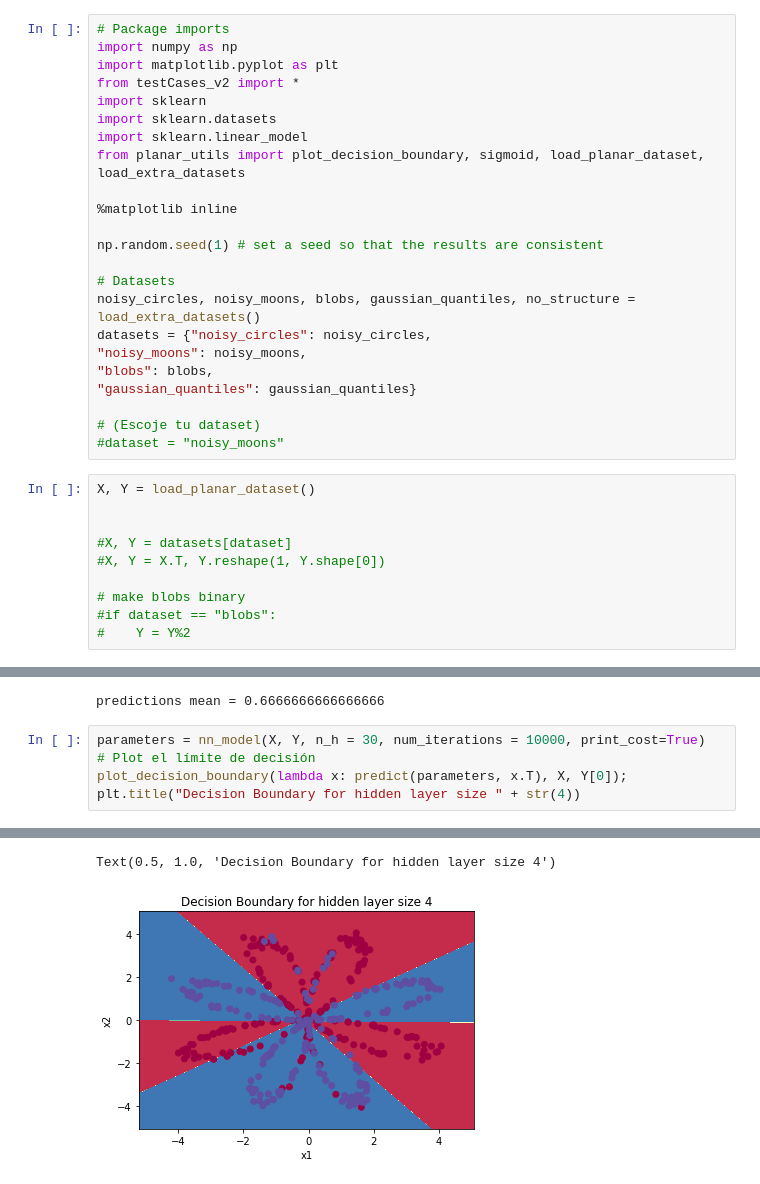
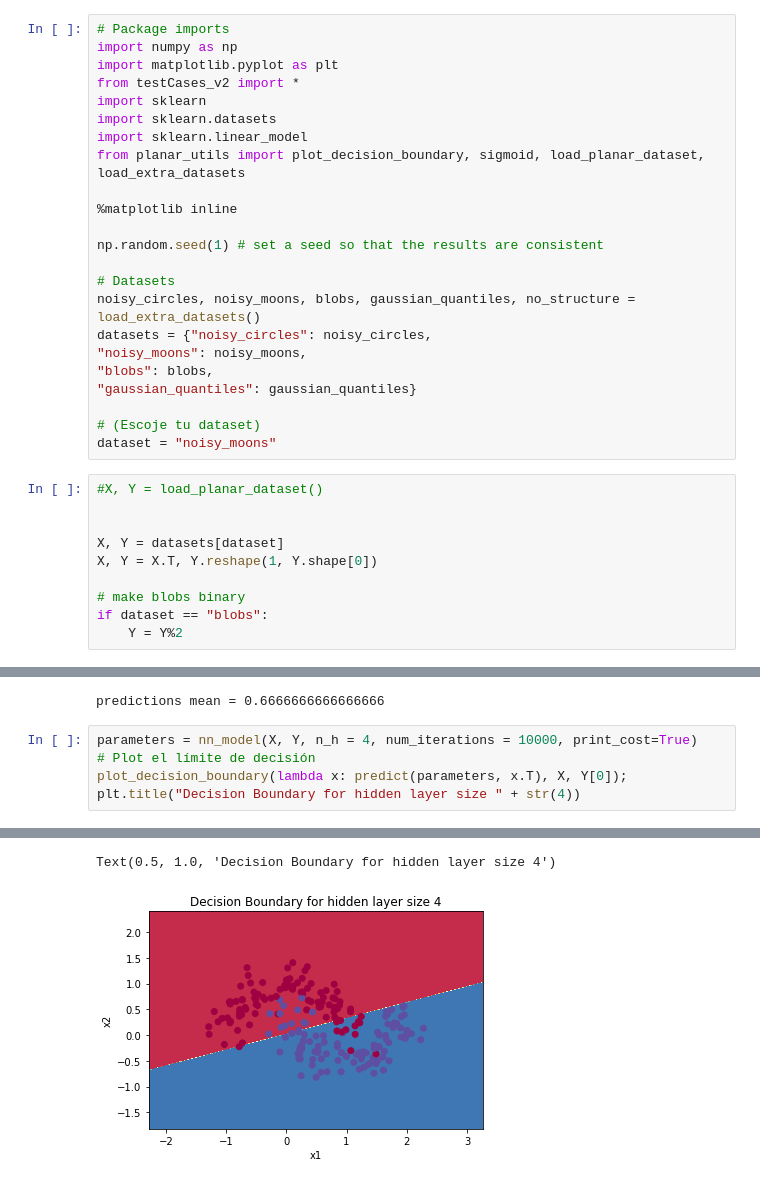
Before and after one commit to alanwile/NN-una-capa-oculta, a Jupyter notebook: flor.ipynb, the cells around one changed output, grey strips where cells are left out. Cells and saved outputs as stored; diff of their text form.

Commit message:
cambiando data noisy_moons

```diff
--- a/flor.ipynb
+++ b/flor.ipynb
@@ -20,15 +20,15 @@ datasets = {"noisy_circles": noisy_circles,
 "gaussian_quantiles": gaussian_quantiles}
 
 # (Escoje tu dataset)
-#dataset = "noisy_moons"
+dataset = "noisy_moons"
 # %%
-X, Y = load_planar_dataset()
+#X, Y = load_planar_dataset()
 
 
-#X, Y = datasets[dataset]
-#X, Y = X.T, Y.reshape(1, Y.shape[0])
+X, Y = datasets[dataset]
+X, Y = X.T, Y.reshape(1, Y.shape[0])
 
 # make blobs binary
-#if dataset == "blobs":
-#    Y = Y%2
+if dataset == "blobs":
+    Y = Y%2
 # %%
@@ -292,7 +292,7 @@ print("predictions mean = " + str(np.mean(predictions)))
 # %% [output]
 predictions mean = 0.6666666666666666
 # %%
-parameters = nn_model(X, Y, n_h = 30, num_iterations = 10000, print_cost=True)
+parameters = nn_model(X, Y, n_h = 4, num_iterations = 10000, print_cost=True)
 # Plot el límite de decisión
 plot_decision_boundary(lambda x: predict(parameters, x.T), X, Y[0]);
 plt.title("Decision Boundary for hidden layer size " + str(4))
@@ -310,5 +310,5 @@ Cost after iteration 9000: 0.430401
 Text(0.5, 1.0, 'Decision Boundary for hidden layer size 4')
-[figure, old version]
+[figure, new version]
 # %%
 # Print accuracy
 predictions = predict(parameters, X)
```
Also changed, not shown: parts of 6 cells of this notebook.
